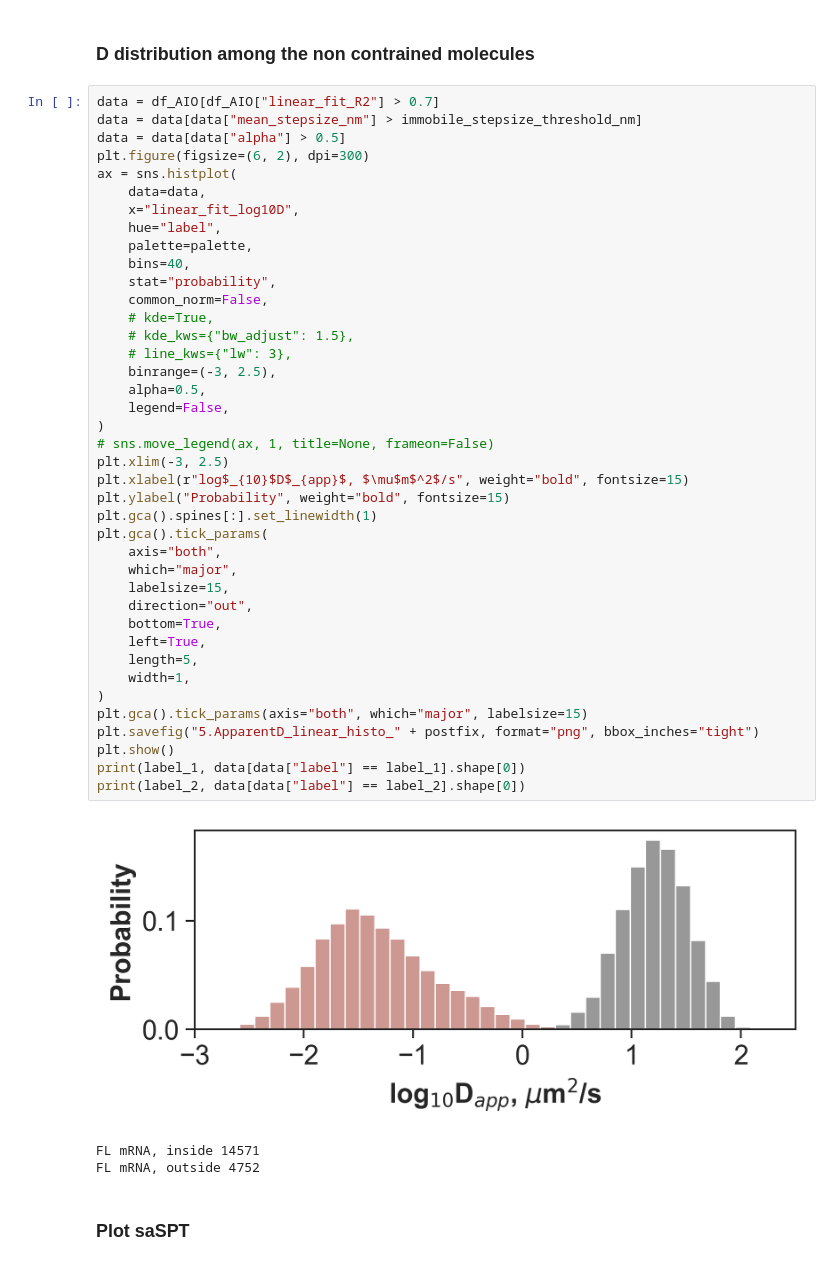
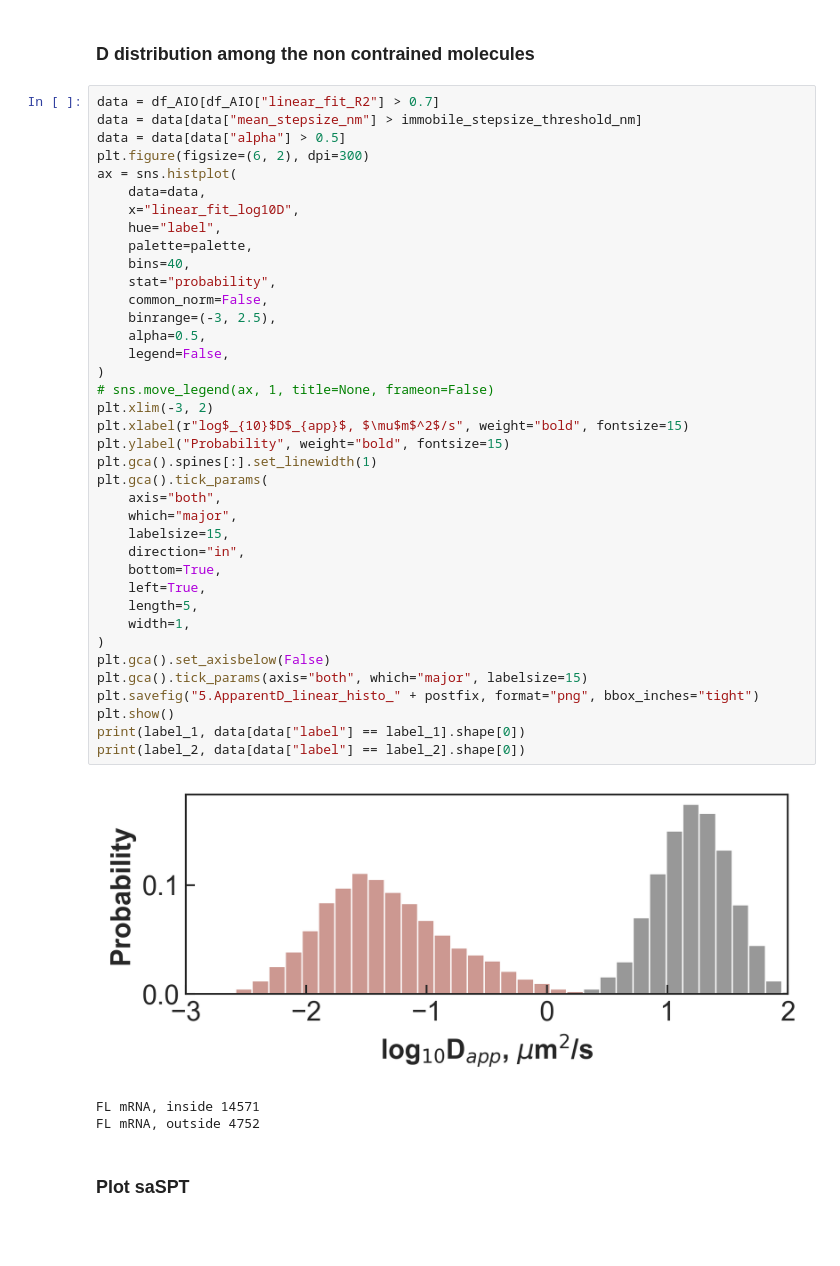
Before and after one commit to walterlab-um/intra_condensate_SPT, a Jupyter notebook: plot_paper_figure/Fig2_compare_FL_in_vs_outside.ipynb, the cells around one changed output. Saved outputs shown, nothing was run; the diff lists cells and outputs as text; blank space fills up the shorter version.

```diff
--- a/plot_paper_figure/Fig2_compare_FL_in_vs_outside.ipynb
+++ b/plot_paper_figure/Fig2_compare_FL_in_vs_outside.ipynb
@@ -241,39 +247,37 @@ ax = sns.histplot(
     data=data,
     x="linear_fit_log10D",
     hue="label",
     palette=palette,
     bins=40,
     stat="probability",
     common_norm=False,
-    # kde=True,
-    # kde_kws={"bw_adjust": 1.5},
-    # line_kws={"lw": 3},
     binrange=(-3, 2.5),
     alpha=0.5,
     legend=False,
 )
 # sns.move_legend(ax, 1, title=None, frameon=False)
-plt.xlim(-3, 2.5)
+plt.xlim(-3, 2)
 plt.xlabel(r"log$_{10}$D$_{app}$, $\mu$m$^2$/s", weight="bold", fontsize=15)
 plt.ylabel("Probability", weight="bold", fontsize=15)
 plt.gca().spines[:].set_linewidth(1)
 plt.gca().tick_params(
     axis="both",
     which="major",
     labelsize=15,
-    direction="out",
+    direction="in",
     bottom=True,
     left=True,
     length=5,
     width=1,
 )
+plt.gca().set_axisbelow(False)
 plt.gca().tick_params(axis="both", which="major", labelsize=15)
 plt.savefig("5.ApparentD_linear_histo_" + postfix, format="png", bbox_inches="tight")
 plt.show()
 print(label_1, data[data["label"] == label_1].shape[0])
 print(label_2, data[data["label"] == label_2].shape[0])
 # %% [output]
-[figure, old version]
+[figure, new version]
 FL mRNA, inside 14571
 FL mRNA, outside 4752
 # %% [markdown]
```
Also changed, not shown: parts of 5 cells of this notebook.
